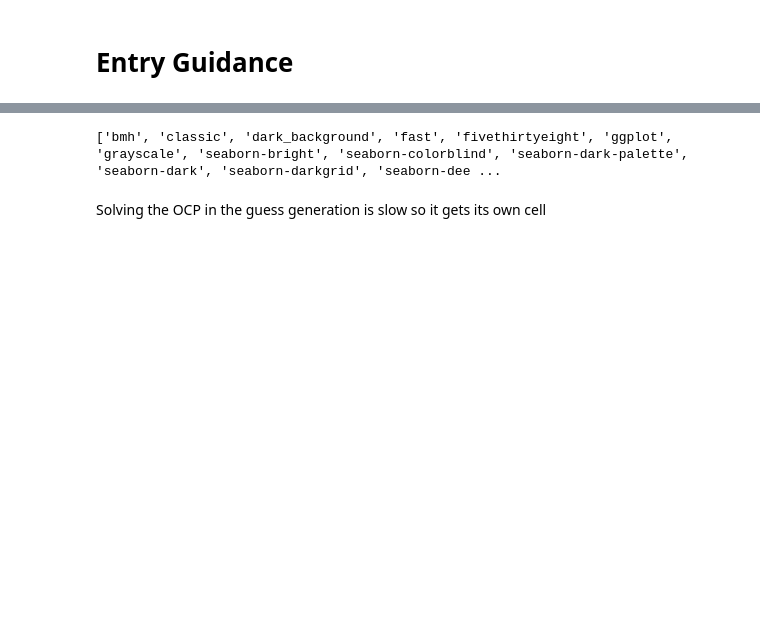
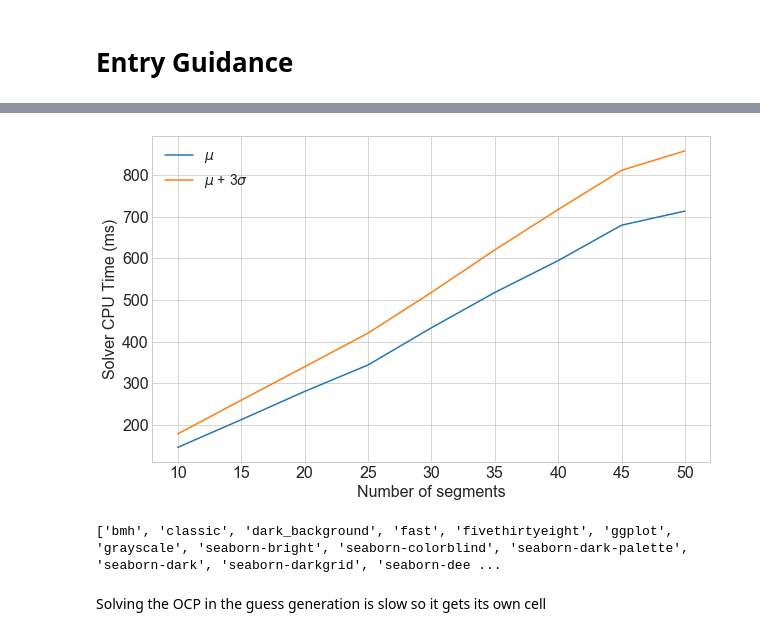
Before and after one commit to CDNoyes/EDL-Py, a Jupyter notebook: ConvexUpdate.ipynb, the cells around one changed output, grey strips where cells are left out. Saved outputs shown, nothing was run; the diff lists cells and outputs as text; code cells hidden in the pictures; blank space fills up the shorter version.

```diff
--- a/ConvexUpdate.ipynb
+++ b/ConvexUpdate.ipynb
@@ -70,3 +76,19 @@ plt.savefig("./results/convex/solver_times.png", bbox_inches='tight', pad_inches
+# %%
+T = np.mean(Tall, axis=0)/3 # Ntimes x nsegments
+S = np.std(Tall, axis=0)/15
+
+plt.figure(figsize=(10,6))
+plt.plot(Nsegments, T*1000, label='$\mu$')
+plt.plot(Nsegments, (T+3*S)*1000, label="$\mu$ + 3$\sigma$")
+
+plt.xlabel("Number of segments", fontsize=16)
+plt.ylabel("Solver CPU Time (ms)", fontsize=16)
+plt.xticks(fontsize=16)
+plt.yticks(fontsize=16)
+plt.legend(fontsize=14)
+plt.savefig("./results/convex/solver_times.png", bbox_inches='tight', pad_inches=0.1)
+# %% [output]
+[figure, added]
 # %%
 print(plt.style.available)
 plt.style.use('seaborn-whitegrid')
```
Also changed, not shown: parts of 3 cells of this notebook, 1 other file.
